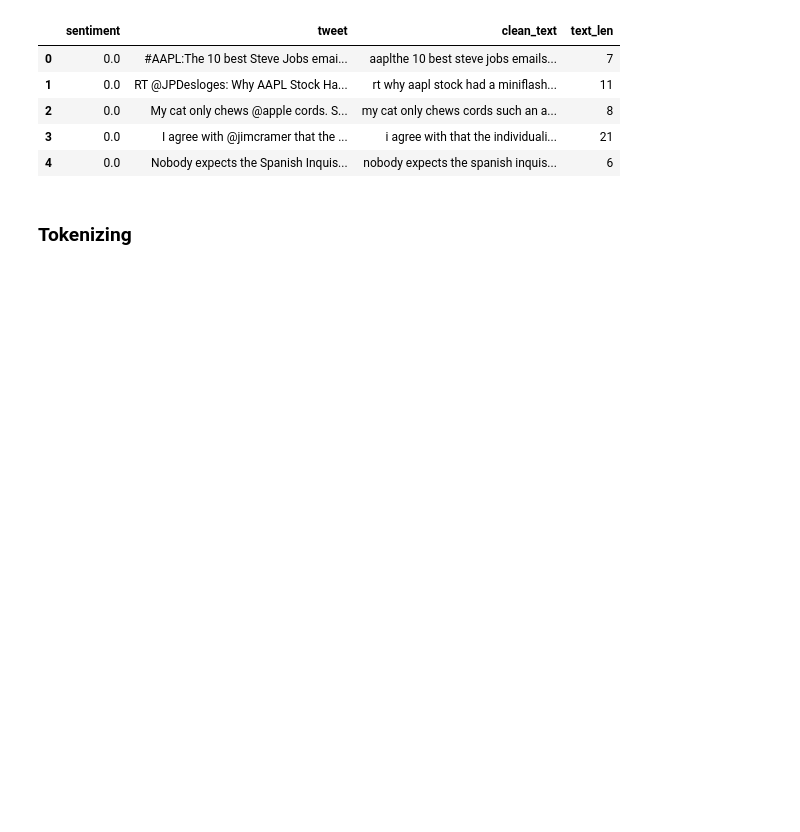
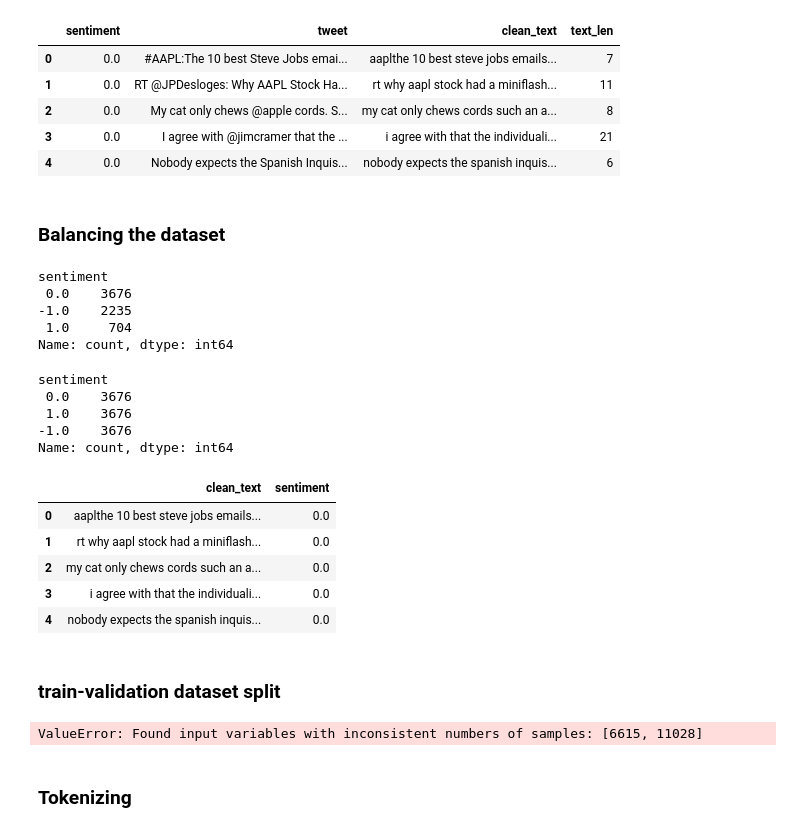
Before and after one commit to Spartan-71/RoBERTa_Sentiment_Analysis, a Jupyter notebook: Model/main.ipynb, the cells around one changed output. Drawn from its saved outputs; the diff is of its cells as text; code cells hidden in the pictures; blank space fills up the shorter version.

```diff
--- a/Model/main.ipynb
+++ b/Model/main.ipynb
@@ -32,7 +33,7 @@ plt.rc("axes", labelweight="bold", labelsize="large", titleweight="bold", titlep
 # %% [output]
 <Figure size 640x480 with 0 Axes>
 # %%
-df= pd.read_csv('./final.csv')
+df= pd.read_csv('../dataset/final.csv')
 df.head()
 # %% [output]
 |  | sentiment | tweet |
@@ -117,3 +111,35 @@ df.head()
 | 2 | 0.0 | My cat only chews @apple cords. S... | my cat only chews cords such an a... | 8 |
 | 3 | 0.0 | I agree with @jimcramer that the ... | i agree with that the individuali... | 21 |
 | 4 | 0.0 | Nobody expects the Spanish Inquis... | nobody expects the spanish inquis... | 6 |
+# %% [markdown]
+### Balancing the dataset
+# %%
+df['sentiment'].value_counts()
+# %% [output]
+sentiment
+ 0.0    3676
+-1.0    2235
+ 1.0     704
+Name: count, dtype: int64
+# %%
+ros = RandomOverSampler()
+train_x, train_y = ros.fit_resample(np.array(df['clean_text']).reshape(-1, 1), np.array(df['sentiment']).reshape(-1, 1))
+train_os = pd.DataFrame(list(zip([x[0] for x in train_x], train_y)), columns = ['clean_text', 'sentiment'])
+train_os['sentiment'].value_counts()
+# %% [output]
+sentiment
+ 0.0    3676
+ 1.0    3676
+-1.0    3676
+Name: count, dtype: int64
+# %%
+train_os.head()
+# %% [output]
+|  | clean_text | sentiment |
+| 0 | aaplthe 10 best steve jobs emails... | 0.0 |
+| 1 | rt why aapl stock had a miniflash... | 0.0 |
+| 2 | my cat only chews cords such an a... | 0.0 |
+| 3 | i agree with that the individuali... | 0.0 |
+| 4 | nobody expects the spanish inquis... | 0.0 |
+# %% [markdown]
+### train-validation dataset split
@@ -120,3 +153,7 @@ df.head()
+# %%
+X_train, X_valid, y_train, y_valid = train_test_split(dataset['clean_text'], dataset['sentiment'], test_size=0.1, stratify=y, random_state=42)
+# %% [output]
+ValueError: Found input variables with inconsistent numbers of samples: [6615, 11028]
 # %% [markdown]
 ### Tokenizing
 # %%
```
Also changed, not shown: parts of 21 cells of this notebook, 7 other files.
